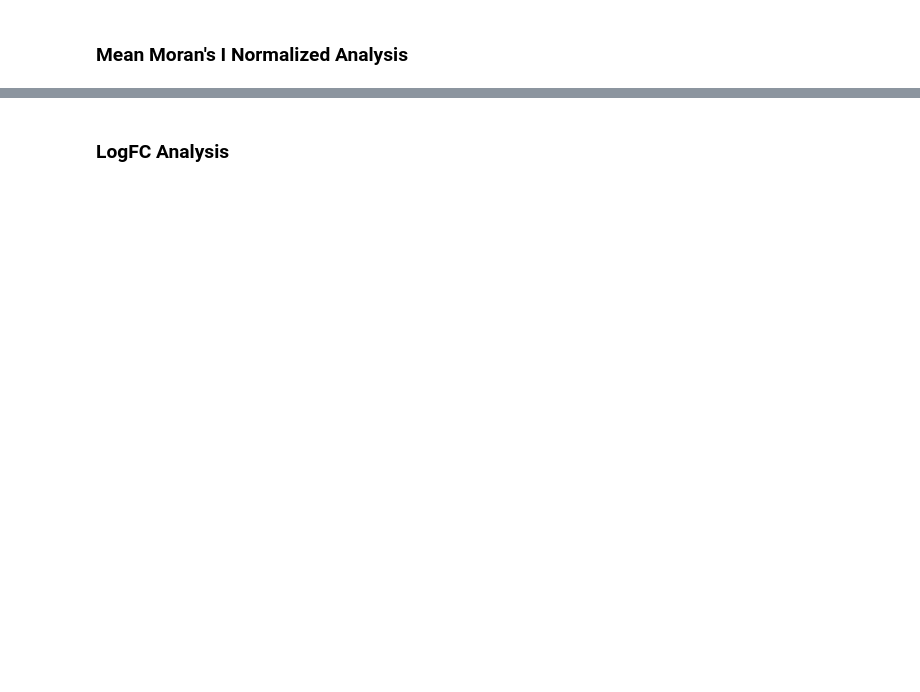
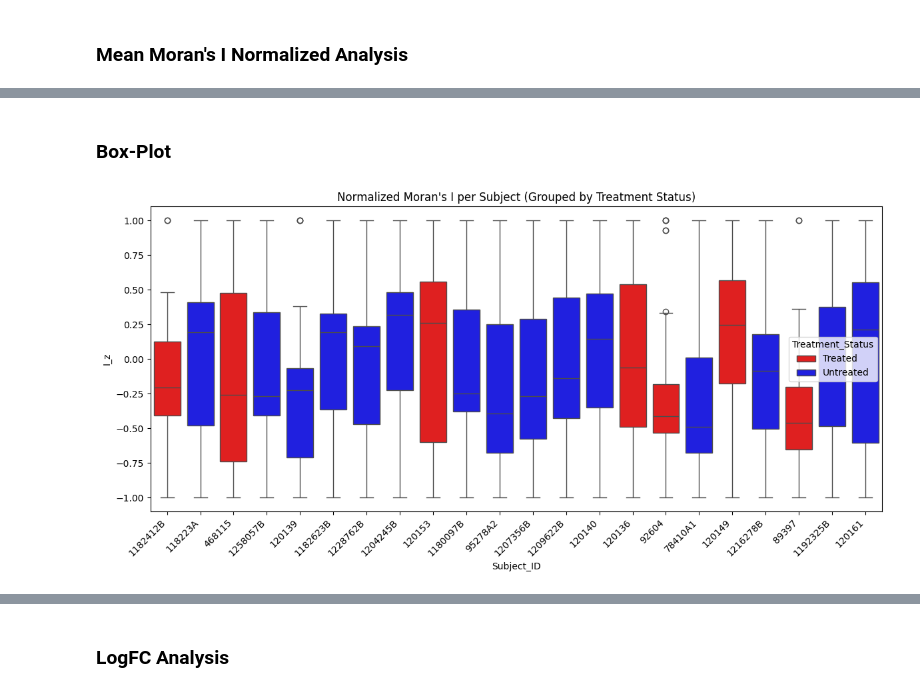
Before and after one commit to sadeghetemad/nanostring-cosmx-spatial-omics-modeling, a Jupyter notebook: analysis/Morans_I_Analysis.ipynb, the cells around one changed output, grey strips where cells are left out. Saved outputs shown, nothing was run; the diff lists cells and outputs as text; code cells hidden in the pictures; blank space fills up the shorter version.

```diff
--- a/analysis/Morans_I_Analysis.ipynb
+++ b/analysis/Morans_I_Analysis.ipynb
@@ -72,3 +78,22 @@ plt.show()
+# %% [markdown]
+### Box-Plot
+# %%
+plt.figure(figsize=(12, 6))
+
+sns.boxplot(
+    data=moran_df,
+    x="Subject_ID",
+    y="I_z",
+    hue="Treatment_Status",
+    palette={"Untreated": "blue", "Treated": "red"}
+)
+
+plt.xticks(rotation=45, ha='right')
+plt.title("Normalized Moran's I per Subject (Grouped by Treatment Status)")
+plt.tight_layout()
+plt.show()
+# %% [output]
+[figure, added]
 # %%
 top_moran = moran_df[moran_df['I'].abs() >= 0.5].dropna().sort_values(by='I', ascending=False)
 top_moran
```
Also changed, not shown: parts of 20 cells of this notebook, 1 other file.
